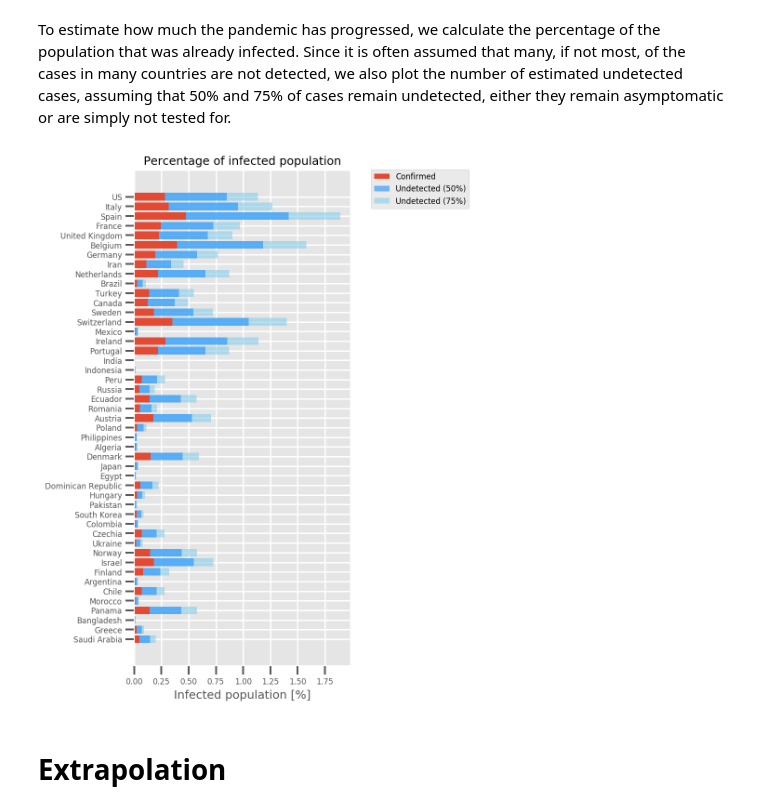
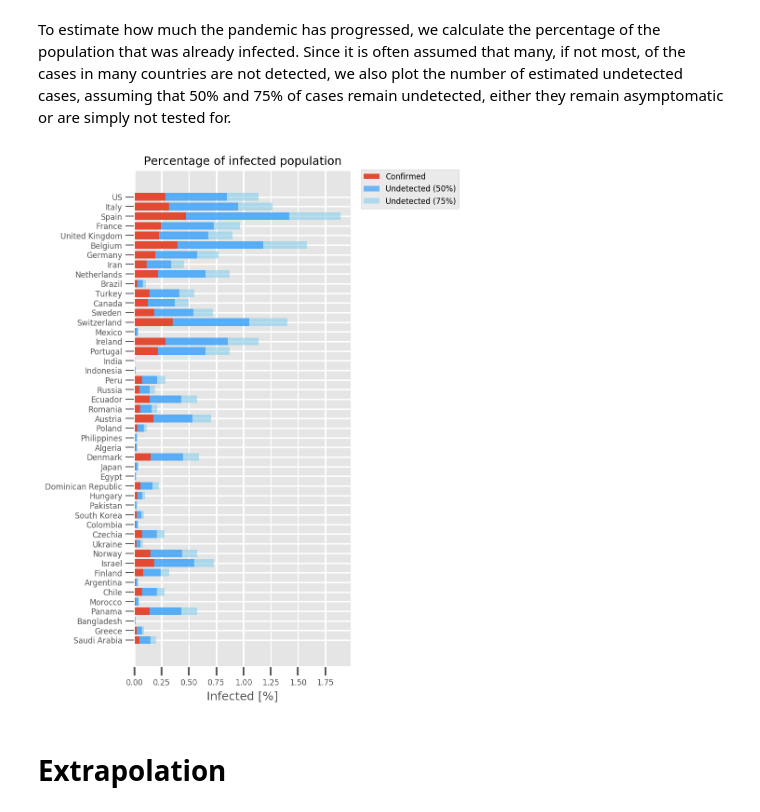
Before and after one commit to caglorithm/notebooks, a Jupyter notebook: _notebooks/2020-04-25-covid-herd-immunity.ipynb, the cells around one changed output. Cells and saved outputs as stored; diff of their text form; code cells hidden in the pictures.

```diff
--- a/_notebooks/2020-04-25-covid-herd-immunity.ipynb
+++ b/_notebooks/2020-04-25-covid-herd-immunity.ipynb
@@ -173,6 +173,7 @@ countries = get_countries_with_min_cases(dff2, 'deaths', MIN_DEATHS)[:]
 countries = [c for c in countries if c not in ignore]
 
 infected_population_list = []
+deceased_population_list = []
 days_until_full_infection_list = []
 new_cases_mean_list = []
 
@@ -207,6 +208,9 @@ for str_country in countries:
     infected_population = df_cases_country.confirmed[-1] / population * 100
     infected_population_list.append(infected_population)
 
+    deceased_population = df_cases_country.deaths[-1] / population * 100
+    deceased_population_list.append(deceased_population)
+
     print(f"{str_country}: {infected_population:.2}% ({days_until_full_infection} days necessary to infect {int(HERD_IMMUNITY_THRESHOLD*100)}% of the population of {population} at an infection rate of {int(new_cases_mean)} cases/day)")
 # %% [output]
 US: 0.28% (6844 days necessary to infect 60% of the population of 319259000 at an infection rate of 27986 cases/day)
@@ -233,23 +237,37 @@ To estimate how much the pandemic has progressed, we calculate the percentage of
 # %%
 #hide_input
 asymp = lambda factor: np.multiply(infected_population_list, factor)
 
 height = len(countries)/5
-fig, axs = plt.subplots(1, 1, figsize=(4, height), dpi=150)
-plt.barh(countries[::-1], infected_population_list[::-1], color='C0', label='Confirmed')
-plt.barh(countries[::-1], asymp(2)[::-1], left=infected_population_list[::-1], color='dodgerblue', label='Undetected (50%)', ls='--', alpha=0.6,lw=1,zorder=2)
-plt.barh(countries[::-1], asymp(3)[::-1], left=infected_population_list[::-1], color='skyblue', label='Undetected (75%)', ls='--', alpha=0.6,lw=1)
+fig, ax = plt.subplots(1, 1, figsize=(4, height), dpi=150)
 
-plt.tick_params(axis='both', which='major', labelsize=8)
+# hack for disabling second plot
+axs = []
+axs.append(ax)
+
+# axs[1].barh(countries[::-1], deceased_population_list[::-1], color='gray', label='Deceased', alpha=0.8)
+# axs[1].set_xlabel("Deceased [%]", fontsize=12)
+# axs[1].tick_params(axis='both', which='major', labelsize=8)
+# axs[1].set_yticklabels([])
+# axs[1].yaxis.set_tick_params(width=1)
+
+
+axs[0].barh(countries[::-1], infected_population_list[::-1], color='C0', label='Confirmed')
+axs[0].barh(countries[::-1], asymp(2)[::-1], left=infected_population_list[::-1], color='dodgerblue', label='Undetected (50%)', ls='--', alpha=0.6,lw=1,zorder=2)
+axs[0].barh(countries[::-1], asymp(3)[::-1], left=infected_population_list[::-1], color='skyblue', label='Undetected (75%)', ls='--', alpha=0.6,lw=1)
+axs[0].tick_params(axis='both', which='major', labelsize=8)
+axs[0].yaxis.set_tick_params(width=1)
+
+
 plt.title("Percentage of infected population", fontsize=12)
-plt.xlabel("Infected population [%]", fontsize=12)
-plt.legend(bbox_to_anchor=(np.max(asymp(3)[::-1])+0.15, 1.01), fontsize=8)
+axs[0].set_xlabel("Infected [%]", fontsize=12)
+axs[0].legend(bbox_to_anchor=(np.max(asymp(3)[::-1])+0.1, 1.01), fontsize=8)
 
 import matplotlib
 bob = matplotlib.transforms.Bbox([[-0.7, height-3.8], [3.5, height-.8]])
 plt.savefig("../images/icon_herd_immunity.png", bbox_inches=bob, pad_inches=0.0)
 # %% [output]
-[figure, old version]
+[figure, new version]
 # %% [markdown]
 # Extrapolation
 # %% [markdown]
```
Also changed, not shown: 1 other file.
